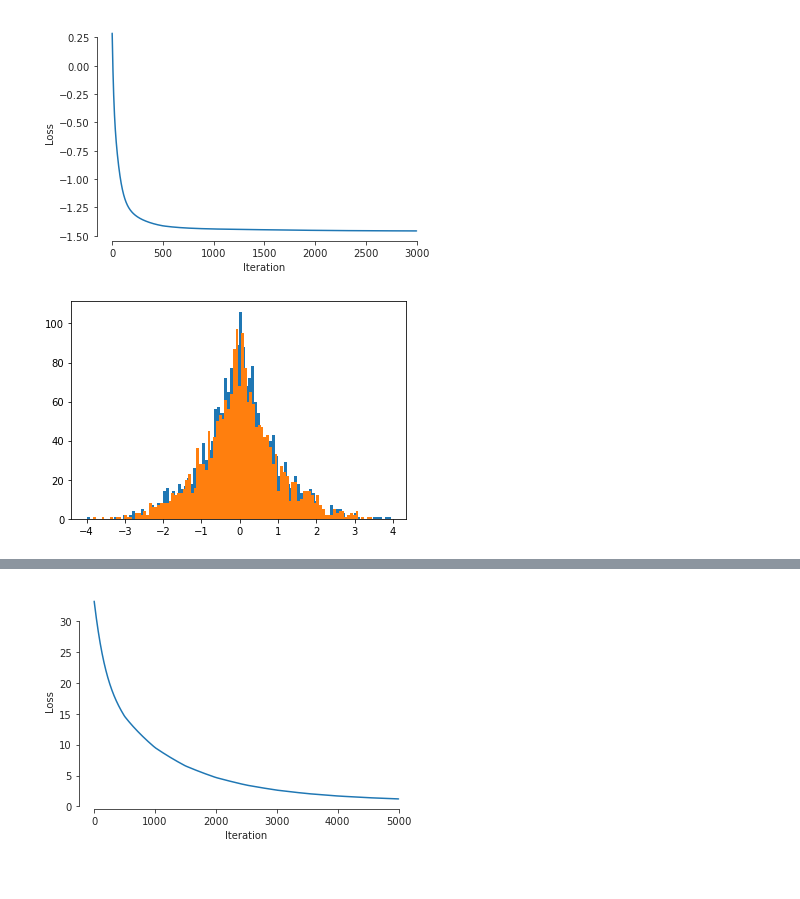
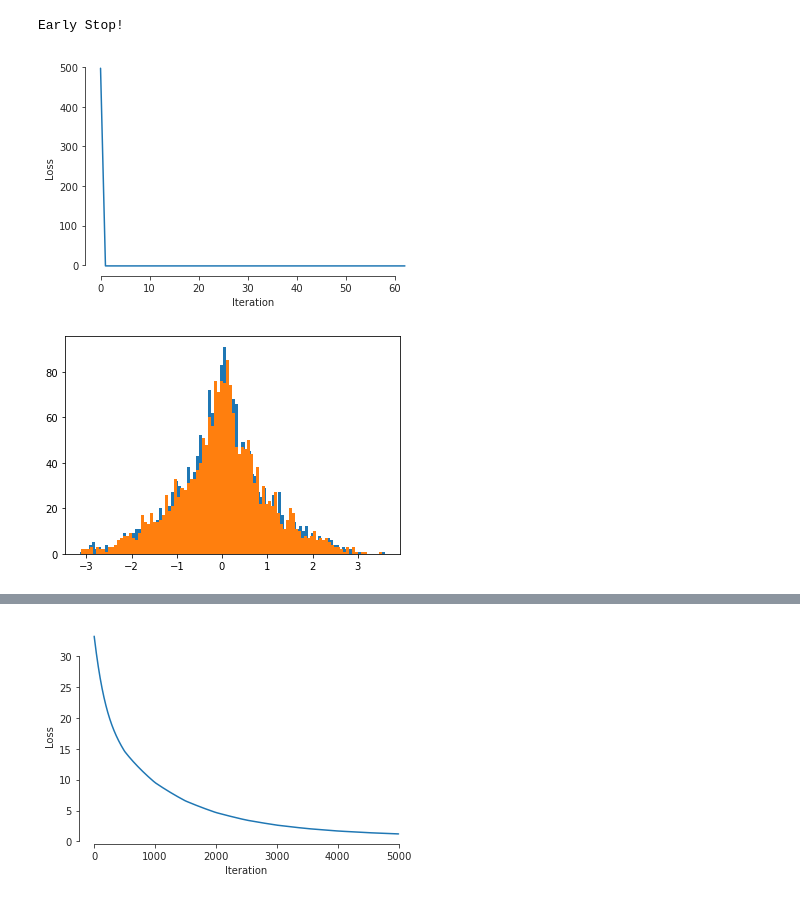
Before and after one commit to MatthiasHerp/mctm_pytorch, a Jupyter notebook: demo.ipynb, the cells around one changed output, grey strips where cells are left out. Cells and saved outputs as stored; diff of their text form; code cells hidden in the pictures.

Commit message:
fixed LBFGS ooptimizer by setting history to 1, also added an Early Stopper.

```diff
--- a/demo.ipynb
+++ b/demo.ipynb
@@ -12,0 +13,19 @@ from bernstein_transformation_layer import *
+# %%
+class EarlyStopper:
+    def __init__(self, patience=1, min_delta=0):
+        self.patience = patience
+        self.min_delta = min_delta
+        self.counter = 0
+        self.min_loss = np.inf
+
+    def early_stop(self, current_loss):
+        if current_loss < self.min_loss:
+            self.min_loss = current_loss
+            self.counter = 0
+
+        elif np.allclose(current_loss,self.min_loss,self.min_delta):
+            self.counter += 1
+
+            if self.counter >= self.patience:
+                return True
+        return False
@@ -21,15 +104,16 @@ plt.show()
 # %%
-polynomial_range = torch.FloatTensor([[-30, -30],
+polynomial_range = torch.FloatTensor([[-40, -40],
                                           [40, 40]])
-mctm = Transformation(degree=12, number_variables=2, polynomial_range=polynomial_range)
+mctm = Transformation(degree=20, number_variables=2, polynomial_range=polynomial_range)
 # %%
-train(mctm, y, iterations=3000, verbose=False)
+loss = train(mctm, y, iterations=120, verbose=False)
 # %% [output]
+Early Stop!
-[figure, old version]
+[figure, new version]
 # %%
 z, log_d = mctm.forward(y)
 plt.hist(z[:,0].detach().numpy(), bins=100)
 plt.hist(z[:,1].detach().numpy(), bins=100)
 plt.show()
 # %% [output]
-[figure, old version]
+[figure, new version]
```
Also changed, not shown: parts of 5 cells of this notebook, 1 other file.
